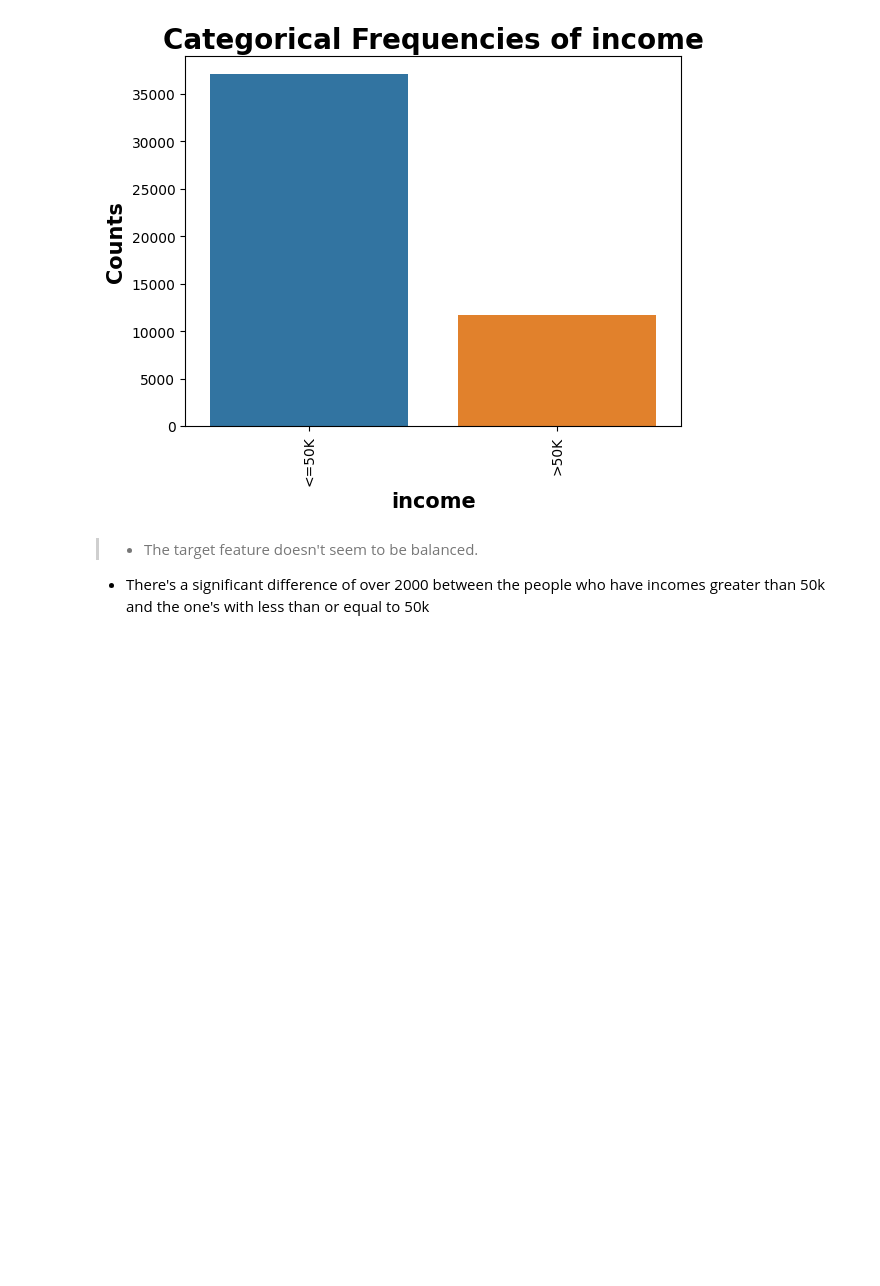
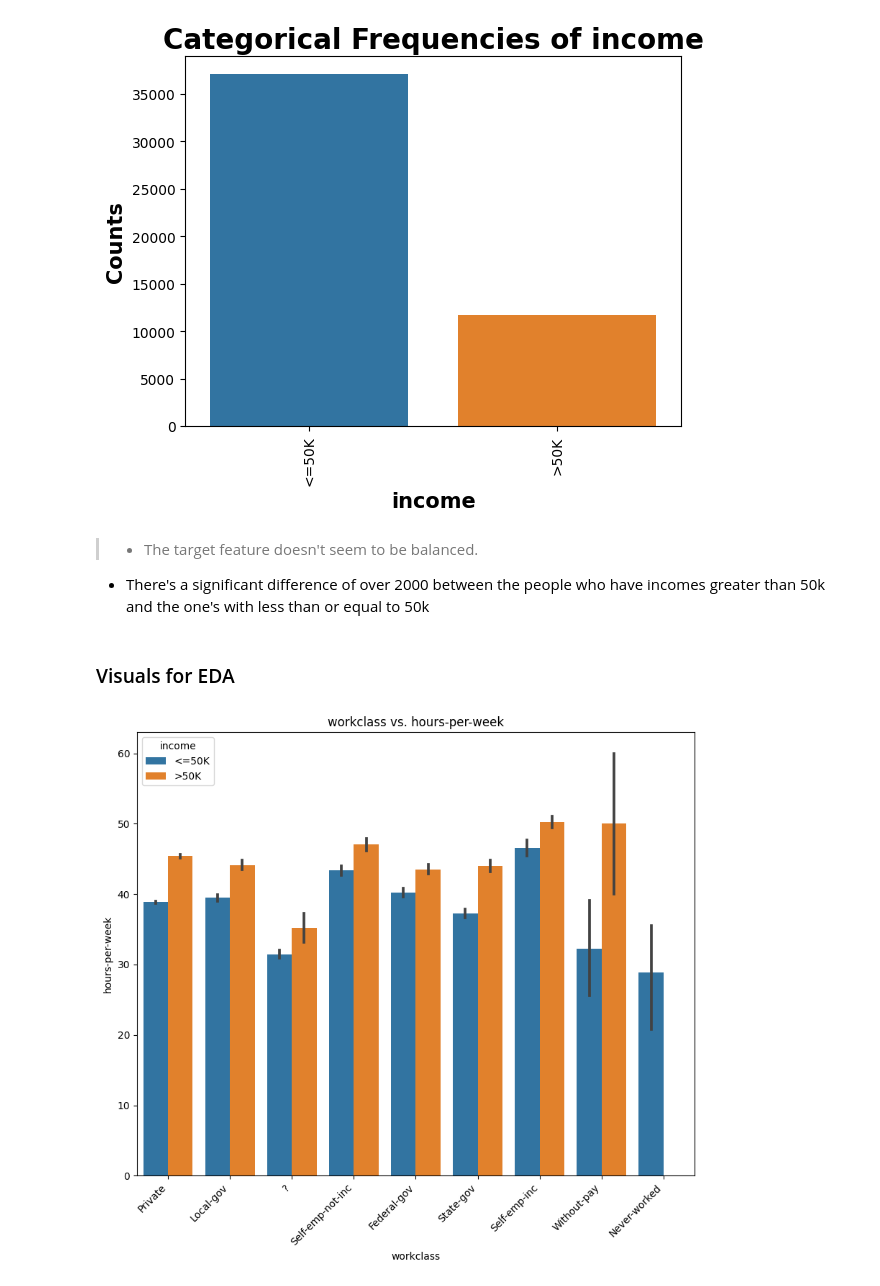
Before and after one commit to GyaviWalls/extra_datasets, a Jupyter notebook: Project_2.ipynb, the cells around one changed output. Saved outputs shown, nothing was run; the diff lists cells and outputs as text; code cells hidden in the pictures; blank space fills up the shorter version.

```diff
--- a/Project_2.ipynb
+++ b/Project_2.ipynb
@@ -392,3 +400,27 @@ plot_bar(df2, cat_cols[8]);
 # %% [markdown]
 > * The target feature doesn't seem to be balanced.
 * There's a significant difference of over 2000 between the people who have incomes greater than 50k and the one's with less than or equal to 50k
+# %% [markdown]
+### Visuals for EDA
+# %%
+# Final version of function
+def feature_relations(df, x, y, figsize=(10,8), hue = 'income', fillna = True,
+                      placeholder = 'MISSING'):
+
+  # Create the figure and subplots
+  fig, ax = plt.subplots(figsize=figsize)
+
+  # Barplot
+  sns.barplot(data=df, x=x, y=y, ax=ax, hue=hue)
+
+  # Rotate xlabels
+  ax.set_xticklabels(ax.get_xticklabels(), rotation=45, ha='right')
+
+  # Add a title
+  ax.set_title(f"{x} vs. {y}")
+
+  return fig, ax
+# %%
+feature_relations(df2, 'workclass', 'hours-per-week');
+# %% [output]
+[figure, added]
```
Also changed, not shown: parts of 7 cells of this notebook.
